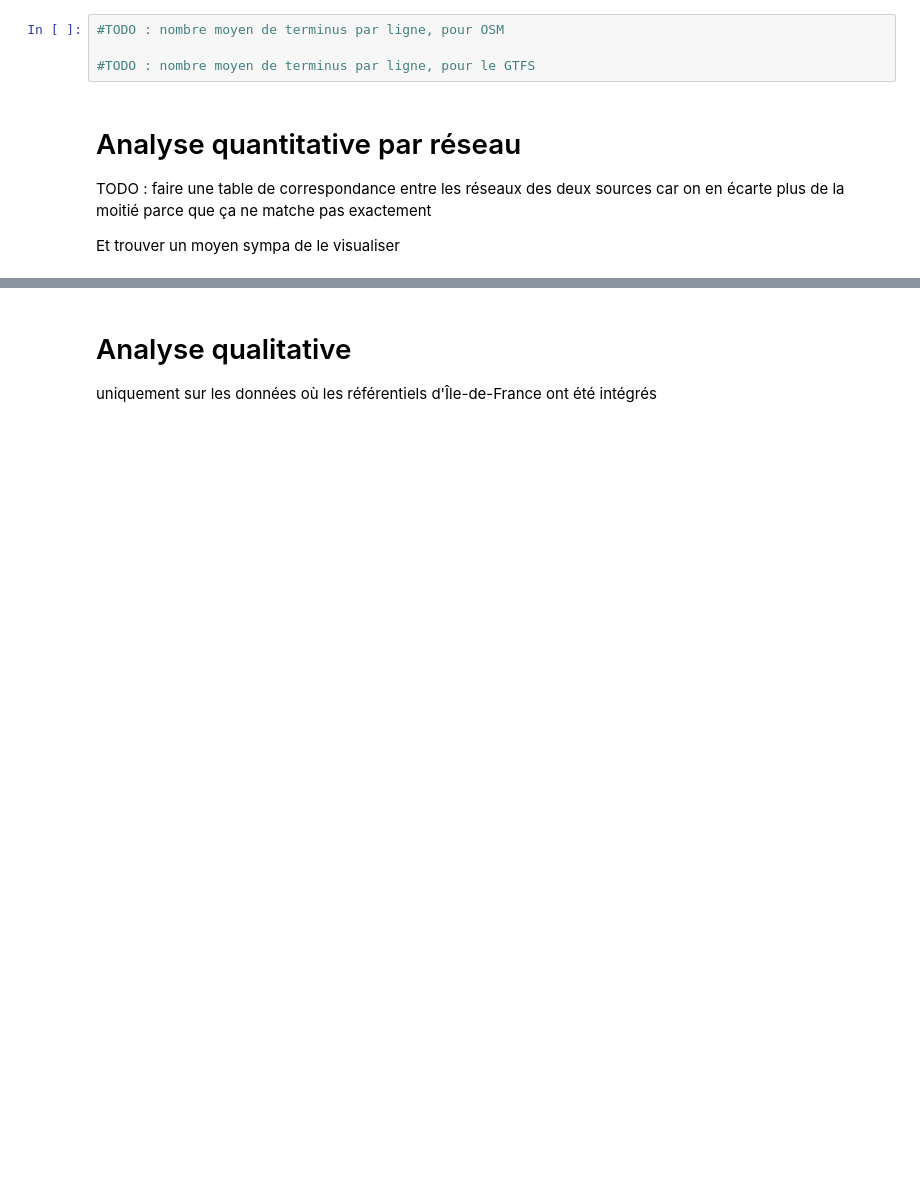
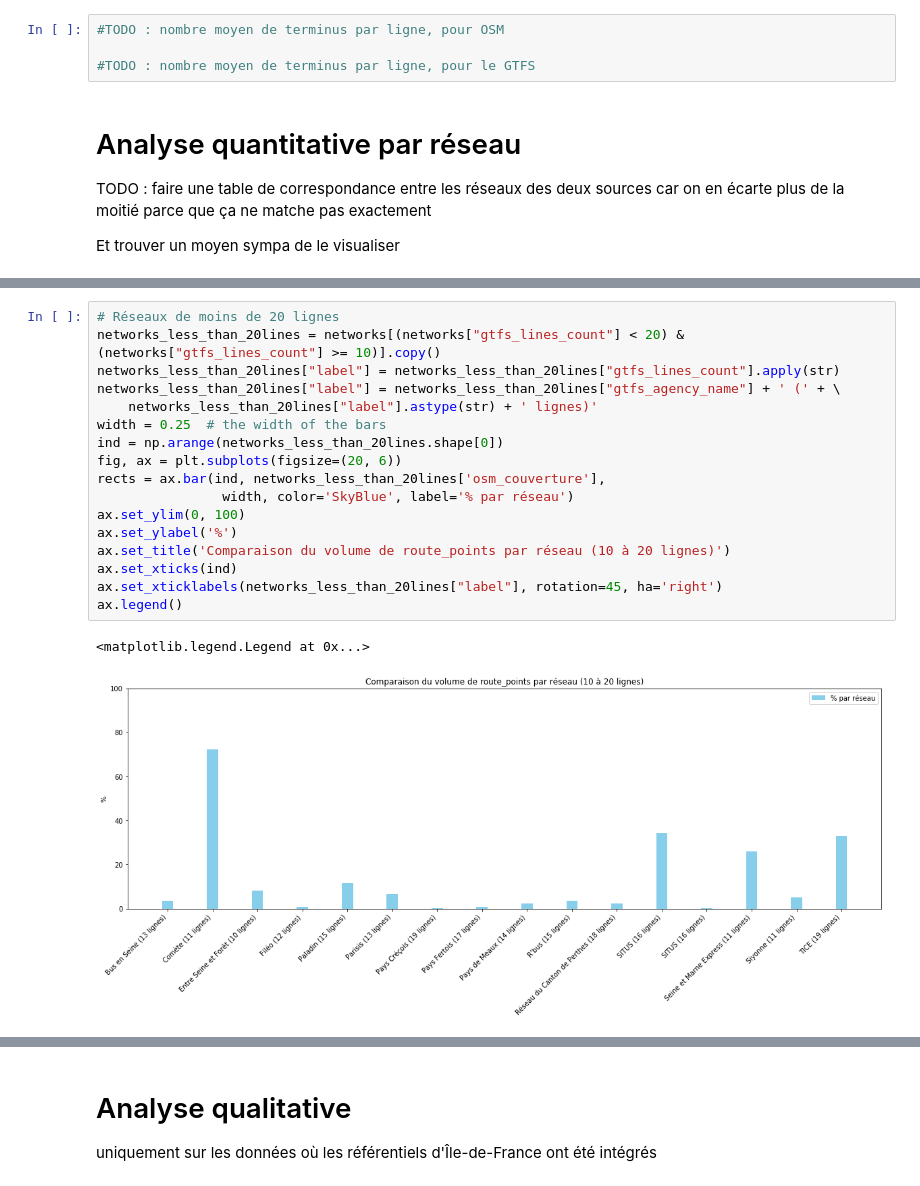
Before and after one commit to Jungle-Bus/ref-fr-STIF, a Jupyter notebook: audit_routepoints/idf_audit.ipynb, the cells around one changed output, grey strips where cells are left out. Drawn from its saved outputs; the diff is of its cells as text; blank space fills up the shorter version.

```diff
--- a/audit_routepoints/idf_audit.ipynb
+++ b/audit_routepoints/idf_audit.ipynb
@@ -265,0 +315,20 @@ ax.legend()
+# %%
+# Réseaux de moins de 20 lignes
+networks_less_than_20lines = networks[(networks["gtfs_lines_count"] < 20) & (networks["gtfs_lines_count"] >= 10)].copy()
+networks_less_than_20lines["label"] = networks_less_than_20lines["gtfs_lines_count"].apply(str)
+networks_less_than_20lines["label"] = networks_less_than_20lines["gtfs_agency_name"] + ' (' + \
+    networks_less_than_20lines["label"].astype(str) + ' lignes)'
+width = 0.25  # the width of the bars
+ind = np.arange(networks_less_than_20lines.shape[0])
+fig, ax = plt.subplots(figsize=(20, 6))
+rects = ax.bar(ind, networks_less_than_20lines['osm_couverture'],
+                width, color='SkyBlue', label='% par réseau')
+ax.set_ylim(0, 100)
+ax.set_ylabel('%')
+ax.set_title('Comparaison du volume de route_points par réseau (10 à 20 lignes)')
+ax.set_xticks(ind)
+ax.set_xticklabels(networks_less_than_20lines["label"], rotation=45, ha='right')
+ax.legend()
+# %% [output]
+<matplotlib.legend.Legend at 0x...>
+[figure, added]
```
Also changed, not shown: parts of 8 cells of this notebook, 2 other files.
